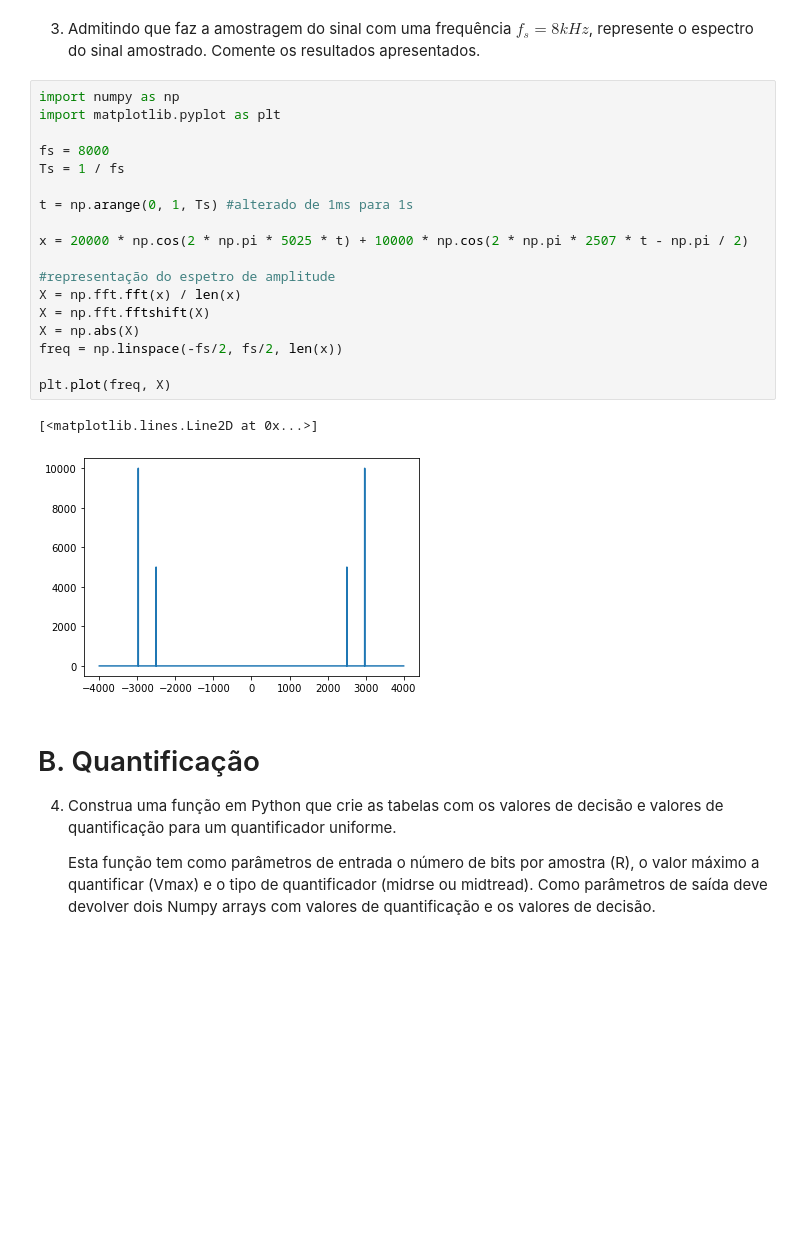
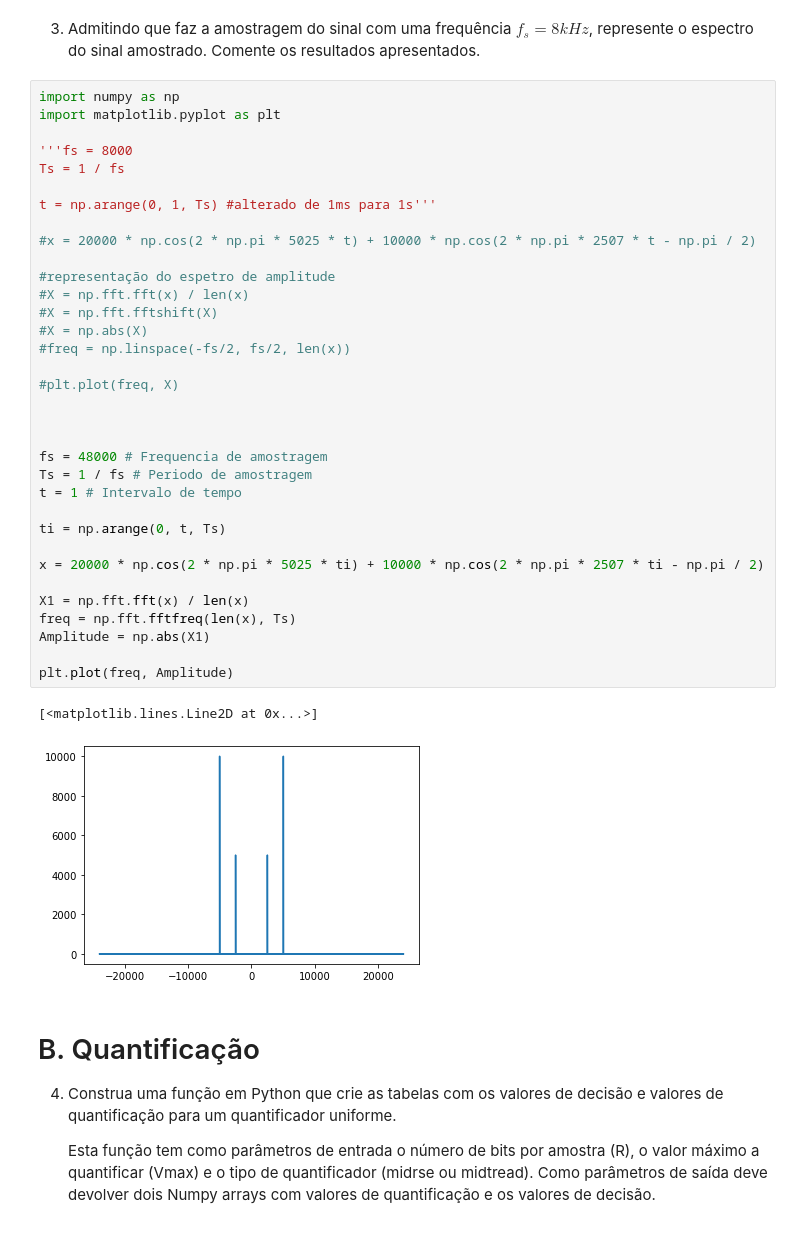
Before and after one commit to drtprl/CPS, a Jupyter notebook: PROJETOS/cps202223_Trab1.ipynb/cps202223_Trab1.ipynb, the cells around one changed output. Cells and saved outputs as stored; diff of their text form; blank space fills up the shorter version.

```diff
--- a/PROJETOS/cps202223_Trab1.ipynb/cps202223_Trab1.ipynb
+++ b/PROJETOS/cps202223_Trab1.ipynb/cps202223_Trab1.ipynb
@@ -67,24 +63,40 @@ plt.tight_layout()
 # %%
 import numpy as np
 import matplotlib.pyplot as plt
 
-fs = 8000
+'''fs = 8000
 Ts = 1 / fs
 
-t = np.arange(0, 1, Ts) #alterado de 1ms para 1s
+t = np.arange(0, 1, Ts) #alterado de 1ms para 1s'''
 
-x = 20000 * np.cos(2 * np.pi * 5025 * t) + 10000 * np.cos(2 * np.pi * 2507 * t - np.pi / 2)
+#x = 20000 * np.cos(2 * np.pi * 5025 * t) + 10000 * np.cos(2 * np.pi * 2507 * t - np.pi / 2)
 
 #representação do espetro de amplitude
-X = np.fft.fft(x) / len(x)
-X = np.fft.fftshift(X)
-X = np.abs(X)
-freq = np.linspace(-fs/2, fs/2, len(x))
+#X = np.fft.fft(x) / len(x)
+#X = np.fft.fftshift(X)
+#X = np.abs(X)
+#freq = np.linspace(-fs/2, fs/2, len(x))
 
-plt.plot(freq, X)
+#plt.plot(freq, X)
+
+
+
+fs = 48000 # Frequencia de amostragem
+Ts = 1 / fs # Periodo de amostragem
+t = 1 # Intervalo de tempo
+
+ti = np.arange(0, t, Ts)
+
+x = 20000 * np.cos(2 * np.pi * 5025 * ti) + 10000 * np.cos(2 * np.pi * 2507 * ti - np.pi / 2)
+
+X1 = np.fft.fft(x) / len(x)
+freq = np.fft.fftfreq(len(x), Ts)
+Amplitude = np.abs(X1)
+
+plt.plot(freq, Amplitude)
 # %% [output]
 [<matplotlib.lines.Line2D at 0x...>]
-[figure, old version]
+[figure, new version]
 # %% [markdown]
 # B. Quantificação
 
```
Also changed, not shown: parts of 13 cells of this notebook, 7 other files.
